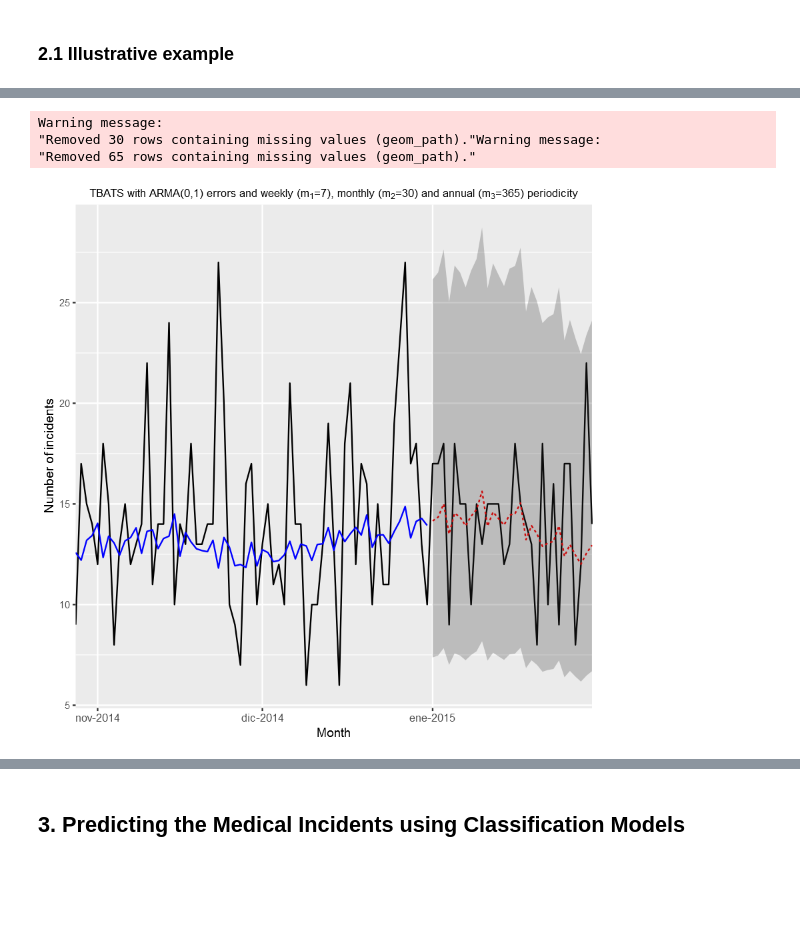
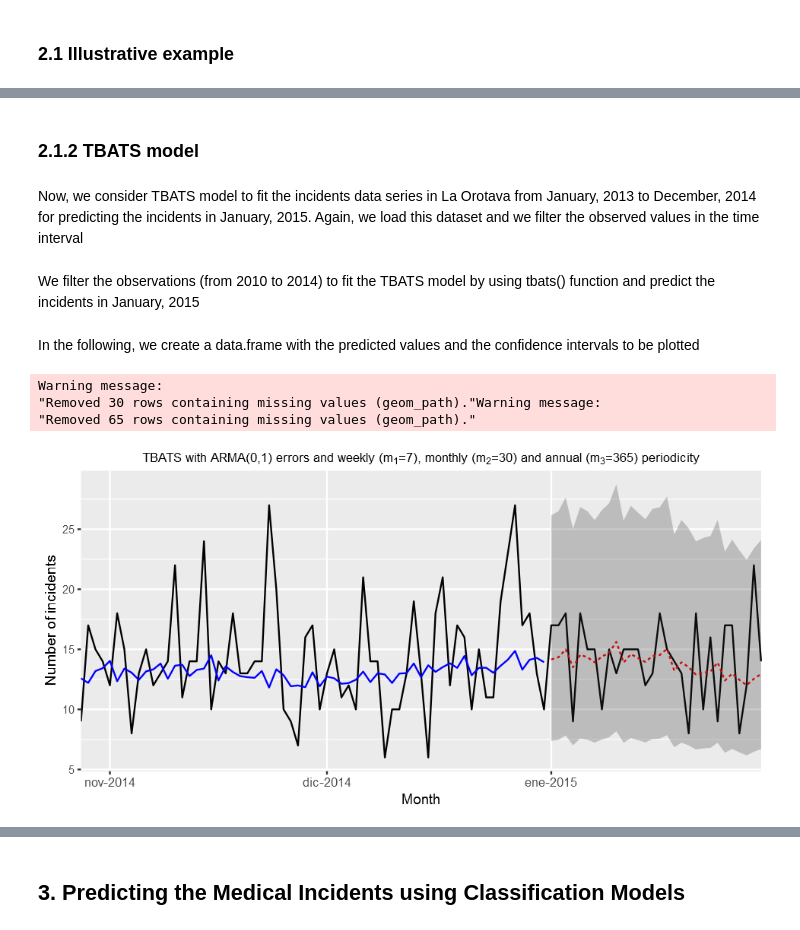
Before and after one commit to taroull/Notebook-112_Prediction_Classification, a Jupyter notebook: Statistical modelling of incidents data.ipynb, the cells around one changed output, grey strips where cells are left out. Cells and saved outputs as stored; diff of their text form; code cells hidden in the pictures; blank space fills up the shorter version.

```diff
--- a/Statistical modelling of incidents data.ipynb
+++ b/Statistical modelling of incidents data.ipynb
@@ -55,35 +173,41 @@ Loading required package: scales
+# %% [markdown]
+### 2.1.2 TBATS model
+# %% [markdown]
+Now, we consider TBATS model to fit the incidents data series in La Orotava from January, 2013 to December, 2014 for predicting the incidents in January, 2015. Again, we load this dataset and we filter the observed values in the time interval
 # %%
 load("serie1_orotava.RData")
 # %%
-serie1<-left_join(serie1,day_df[,c("date","fest")],by="date")
-serie5<-subset(serie1, date >= strftime('2010-01-01', format = '%Y-%m-%d') & date <= strftime('2015-01-31', format = '%Y-%m-%d'))
-serie5 <- ts(serie5$N, frequency=365.25, start=c(2010,1,1))
-serie5_days<-day_df[day_df$date>="2010-01-01" & day_df$date<="2015-01-31",]
-serie5_days$time<-round(time(serie5),3)
+serie2_full<-subset(serie1, date >= strftime('2010-01-01', format = '%Y-%m-%d') & date <= strftime('2015-01-31', format = '%Y-%m-%d'))
+serie2_full <- ts(serie2_full$N, frequency=365.25, start=c(2010,1,1))
 
-serie5_hist<-window(serie5,
-                    start=min(serie5_days$time[serie5_days$date>="2010-01-01"]),
-                    end=max(serie5_days$time[serie5_days$date<="2014-12-31"]) )
+serie2_days<-day_df[day_df$date>="2010-01-01" & day_df$date<="2015-01-31",]
+serie2_days$time<-round(time(serie2_full),3)
+# %% [markdown]
+We filter the observations (from 2010 to 2014) to fit the TBATS model by using tbats() function and predict the incidents in January, 2015
 # %%
-serie5tbats <- tbats(serie5_hist,seasonal.periods = c(7,30.4,365.25), use.parallel=TRUE, num.cores = 2)
+serie2_hist<-subset(serie1, date >= strftime('2010-01-01', format = '%Y-%m-%d') & date <= strftime('2014-12-31', format = '%Y-%m-%d'))
+serie2_tbats <- tbats(ts(serie2_hist$N, frequency=365.25, start=c(2010,1,1)),
+                      seasonal.periods = c(7,30.4,365.25), use.parallel=TRUE, num.cores = 2)
+# %% [markdown]
+In the following, we create a data.frame with the predicted values and the confidence intervals to be plotted
 # %%
-fc <- forecast(serie5tbats, h=30)
-pd<-funggcast(serie5,fc,serie5_days)
-pd<-pd[pd$date>="2014-10-28",]
+serie2_predict <- forecast(serie2_tbats, h=30)
+serie2_plot<-funggcast(serie2_full,serie2_predict,serie2_days)
+serie2_plot<-serie2_plot[serie2_plot$date>="2014-10-28",]
 # %%
-tbats_chart<-ggplot(data=pd,aes(x=date,y=observed)) +
+tbats_chart<-ggplot(data=serie2_plot,aes(x=date,y=observed)) +
      geom_line(col='black') +
      geom_line(aes(y=fitted),col='blue') +
      geom_line(aes(y=forecast),col='red',lty=2)+
      geom_ribbon(aes(ymin=lo95,ymax=hi95),alpha=.25)+
      scale_x_date(name='Month',date_breaks='1 month',date_minor_breaks='1 month',labels=date_format("%b-%Y"),expand=c(0,0))+
      scale_y_continuous(name='Number of incidents')+
      theme(axis.text.x=element_text(size=10),plot.title=element_text(hjust = 0.5),plot.subtitle=element_text(hjust = 0.5)) +
-     labs(subtitle=bquote('TBATS with ARMA('*.(serie5tbats$p)*','*.(serie5tbats$q)*') errors and weekly ('*m[1]*'=7), monthly ('*m[2]*'=30) and annual ('*m[3]*'=365) periodicity' ))
+     labs(subtitle=bquote('TBATS with ARMA('*.(serie2_tbats$p)*','*.(serie2_tbats$q)*') errors and weekly ('*m[1]*'=7), monthly ('*m[2]*'=30) and annual ('*m[3]*'=365) periodicity' ))
 
 tbats_chart
 # %% [output]
 Warning message:
 "Removed 30 rows containing missing values (geom_path)."Warning message:
 "Removed 65 rows containing missing values (geom_path)."
-[figure, old version]
+[figure, new version]
```
Also changed, not shown: parts of 34 cells of this notebook, 1 other file.
